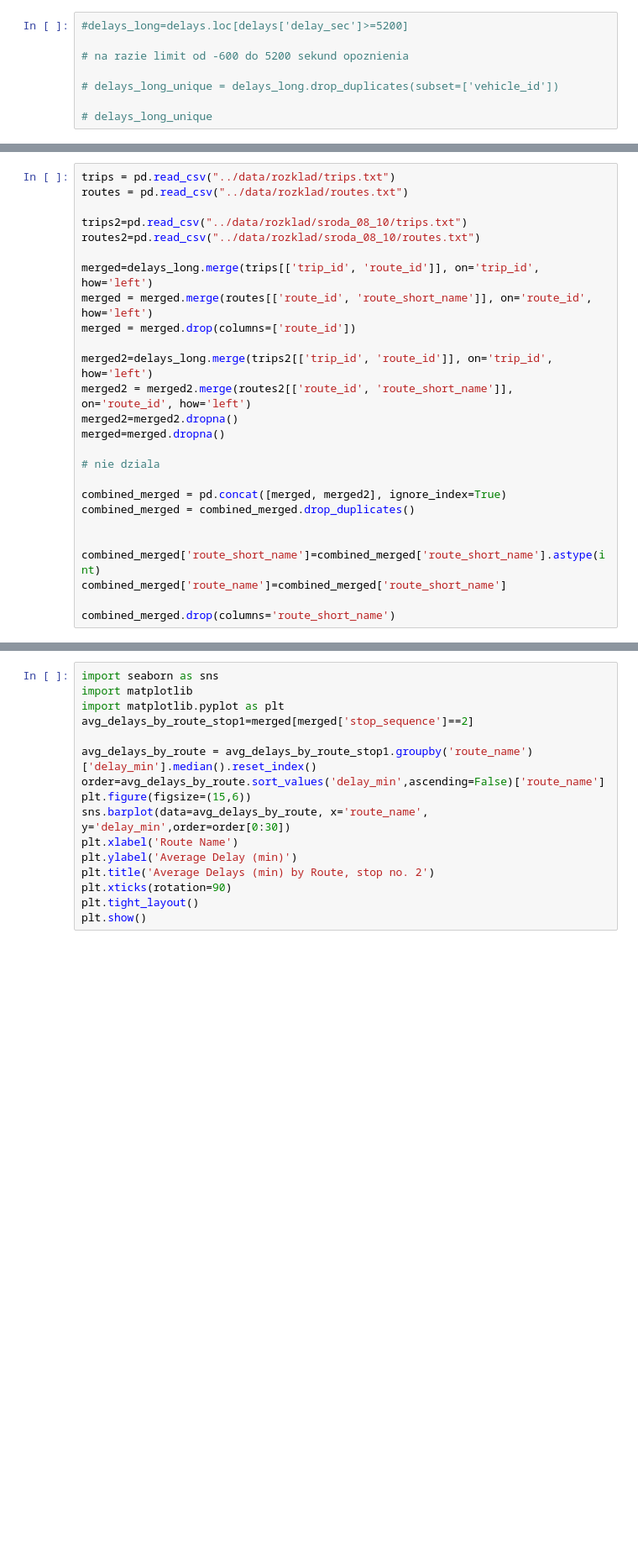
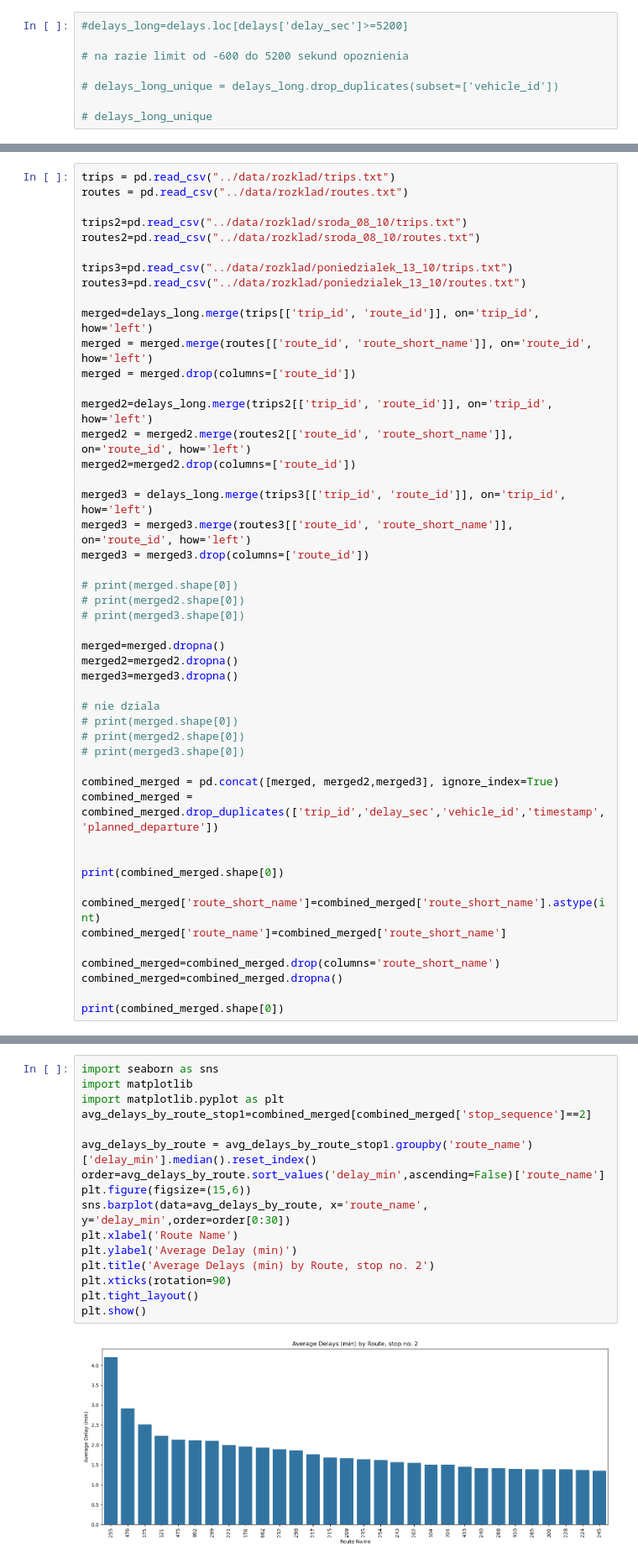
Before and after one commit to chalupka-student/autobusy, a Jupyter notebook: skrypty/testy.ipynb, the cells around one changed output, grey strips where cells are left out. Shown at 84% size. Cells and saved outputs as stored; diff of their text form; blank space fills up the shorter version.

```diff
--- a/skrypty/testy.ipynb
+++ b/skrypty/testy.ipynb
@@ -173,23 +206,45 @@ routes = pd.read_csv("../data/rozklad/routes.txt")
 trips2=pd.read_csv("../data/rozklad/sroda_08_10/trips.txt")
 routes2=pd.read_csv("../data/rozklad/sroda_08_10/routes.txt")
 
+trips3=pd.read_csv("../data/rozklad/poniedzialek_13_10/trips.txt")
+routes3=pd.read_csv("../data/rozklad/poniedzialek_13_10/routes.txt")
+
 merged=delays_long.merge(trips[['trip_id', 'route_id']], on='trip_id', how='left')
 merged = merged.merge(routes[['route_id', 'route_short_name']], on='route_id', how='left')
 merged = merged.drop(columns=['route_id'])
 
 merged2=delays_long.merge(trips2[['trip_id', 'route_id']], on='trip_id', how='left')
 merged2 = merged2.merge(routes2[['route_id', 'route_short_name']], on='route_id', how='left')
+merged2=merged2.drop(columns=['route_id'])
+
+merged3 = delays_long.merge(trips3[['trip_id', 'route_id']], on='trip_id', how='left')
+merged3 = merged3.merge(routes3[['route_id', 'route_short_name']], on='route_id', how='left')
+merged3 = merged3.drop(columns=['route_id'])
+
+# print(merged.shape[0])
+# print(merged2.shape[0])
+# print(merged3.shape[0])
+
+merged=merged.dropna()
 merged2=merged2.dropna()
-merged=merged.dropna()
+merged3=merged3.dropna()
 
 # nie dziala
+# print(merged.shape[0])
+# print(merged2.shape[0])
+# print(merged3.shape[0])
 
-combined_merged = pd.concat([merged, merged2], ignore_index=True)
-combined_merged = combined_merged.drop_duplicates()
+combined_merged = pd.concat([merged, merged2,merged3], ignore_index=True)
+combined_merged = combined_merged.drop_duplicates(['trip_id','delay_sec','vehicle_id','timestamp','planned_departure'])
 
+
+print(combined_merged.shape[0])
 
 combined_merged['route_short_name']=combined_merged['route_short_name'].astype(int)
 combined_merged['route_name']=combined_merged['route_short_name']
 
-combined_merged.drop(columns='route_short_name')
+combined_merged=combined_merged.drop(columns='route_short_name')
+combined_merged=combined_merged.dropna()
+
+print(combined_merged.shape[0])
 # %% [output]
@@ -214,17 +302,19 @@ merged[merged['route_name']==290]
 # %%
 import seaborn as sns
 import matplotlib
 import matplotlib.pyplot as plt
-avg_delays_by_route_stop1=merged[merged['stop_sequence']==2]
+avg_delays_by_route_stop1=combined_merged[combined_merged['stop_sequence']==2]
 
 avg_delays_by_route = avg_delays_by_route_stop1.groupby('route_name')['delay_min'].median().reset_index()
 order=avg_delays_by_route.sort_values('delay_min',ascending=False)['route_name']
 plt.figure(figsize=(15,6))
 sns.barplot(data=avg_delays_by_route, x='route_name', y='delay_min',order=order[0:30])
 plt.xlabel('Route Name')
 plt.ylabel('Average Delay (min)')
 plt.title('Average Delays (min) by Route, stop no. 2')
 plt.xticks(rotation=90)
 plt.tight_layout()
 plt.show()
+# %% [output]
+[figure, added]
 # %%
```
Also changed, not shown: parts of 20 cells of this notebook.
